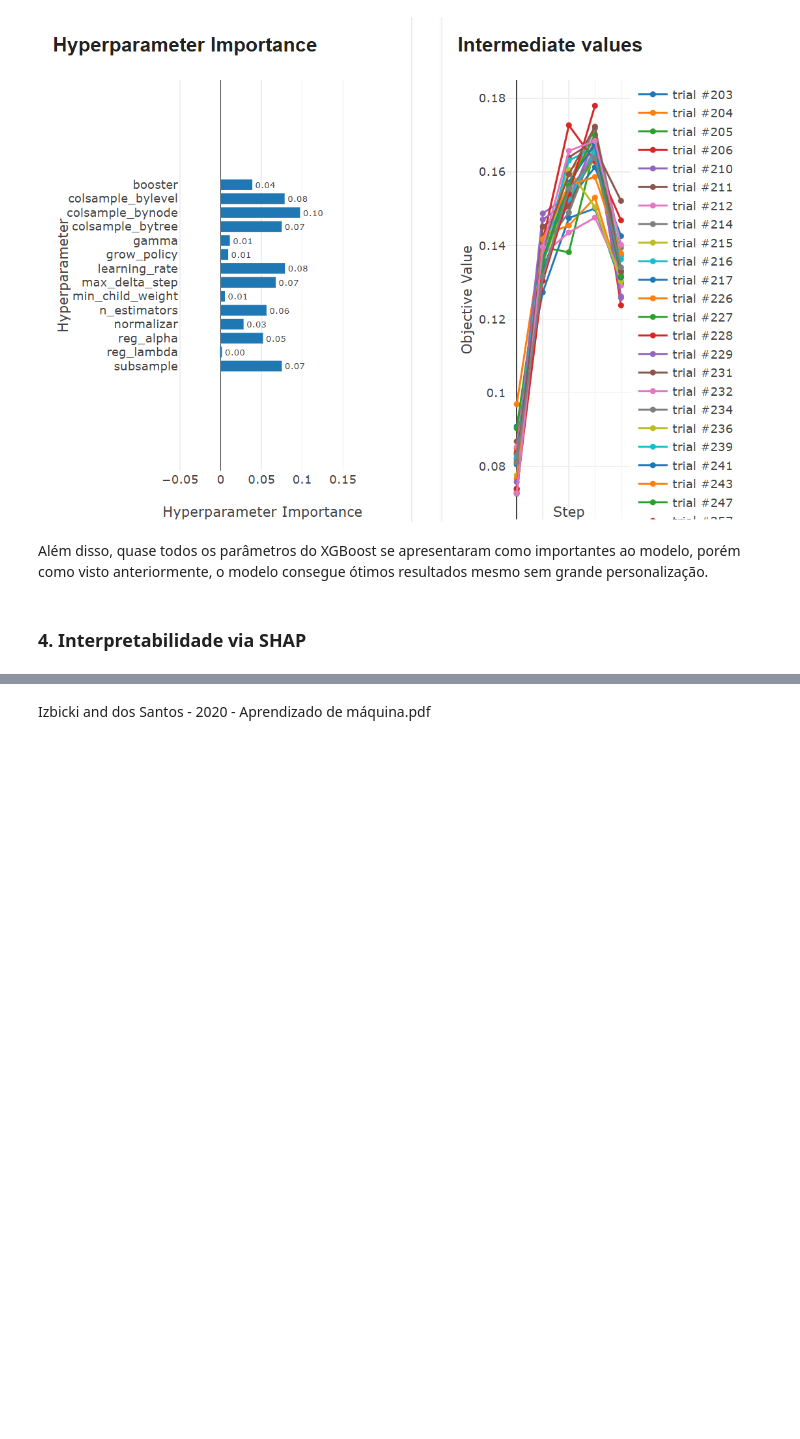
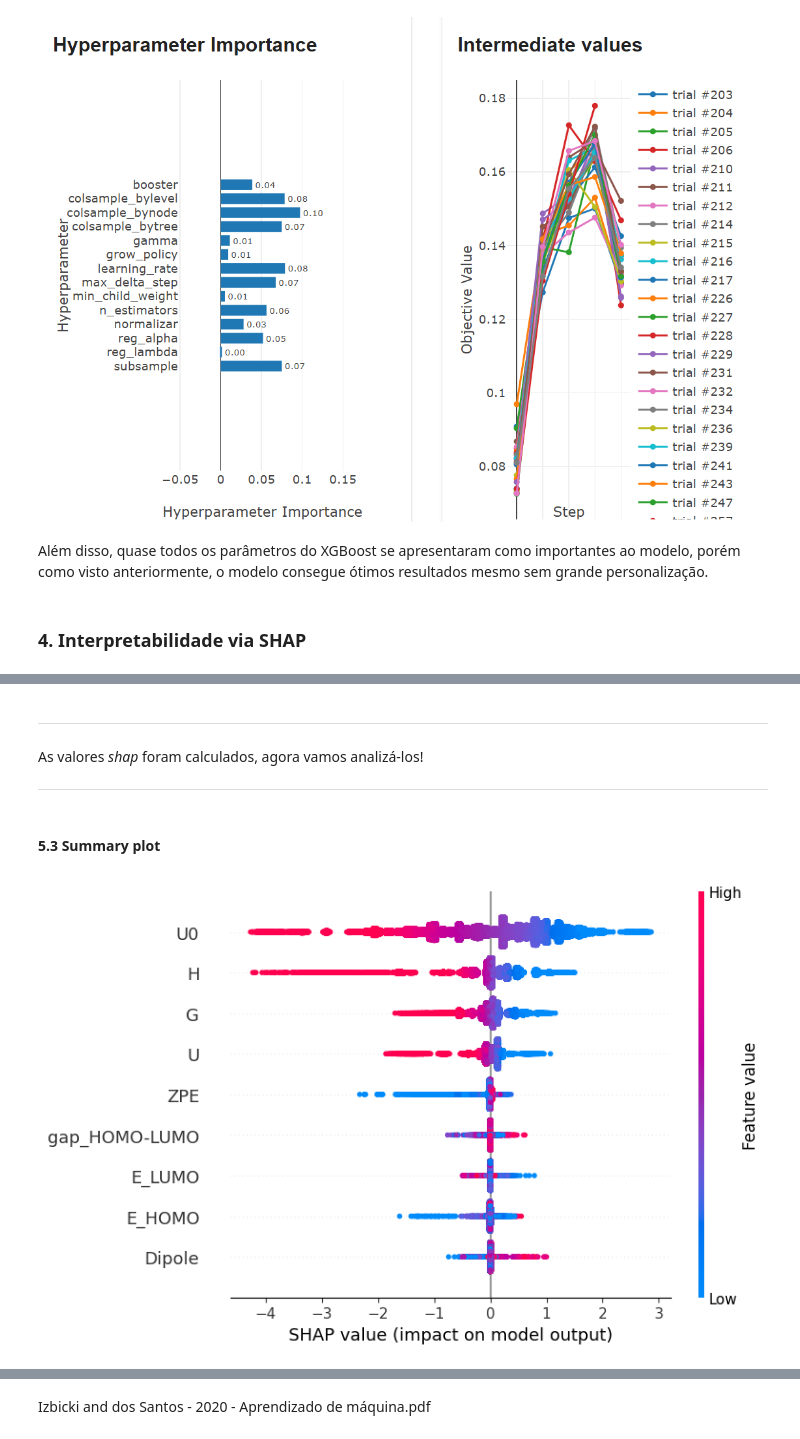
Before and after one commit to mateusjmd/delta-xTB, a Jupyter notebook: machine_learning_models/xgboost.ipynb, the cells around one changed output, grey strips where cells are left out. Saved outputs shown, nothing was run; the diff lists cells and outputs as text; code cells hidden in the pictures; blank space fills up the shorter version.

Commit message:
update xgboost model with complete shap

```diff
--- a/machine_learning_models/xgboost.ipynb
+++ b/machine_learning_models/xgboost.ipynb
@@ -336,0 +447,37 @@ Além disso, quase todos os parâmetros do XGBoost se apresentaram como importan
+# %%
+import shap
+
+# Refazer o modelo resetando base_score
+melhor_modelo = XGBRegressor(booster="gbtree",
+                     colsample_bylevel=0.7444692303677609,
+                     colsample_bynode=0.94070330903296,
+                     colsample_bytree=0.8576468748597981,
+                     gamma=0.0000029265344647141457,
+                     grow_policy="lossguide",
+                     learning_rate=0.17248401306681566,
+                     max_delta_step=10,
+                     max_leaves=653,
+                     min_child_weight=0.013131713175532052,
+                     n_estimators=1284,
+                     reg_alpha=0.04646885526155054,
+                     reg_lambda=7.634253975485113,
+                     subsample=0.6768760639340133,
+                     base_score=0.5)  # Adicionar base_score explícito
+melhor_modelo.fit(X_train, y_train)
+
+# Se as soluções acima não funcionarem, use Permutation Explainer
+explainer = shap.PermutationExplainer(melhor_modelo.predict, X_train)
+shap_values = explainer.shap_values(X_test)
+# %% [markdown]
+---
+
+As valores *shap* foram calculados, agora vamos analizá-los!
+
+---
+# %% [markdown]
+#### 5.3 Summary plot
+# %%
+# --- Plotar resumo SHAP ---
+shap.summary_plot(shap_values, X_test)
+# %% [output]
+[figure, added]
```
Also changed, not shown: parts of 22 cells of this notebook.
